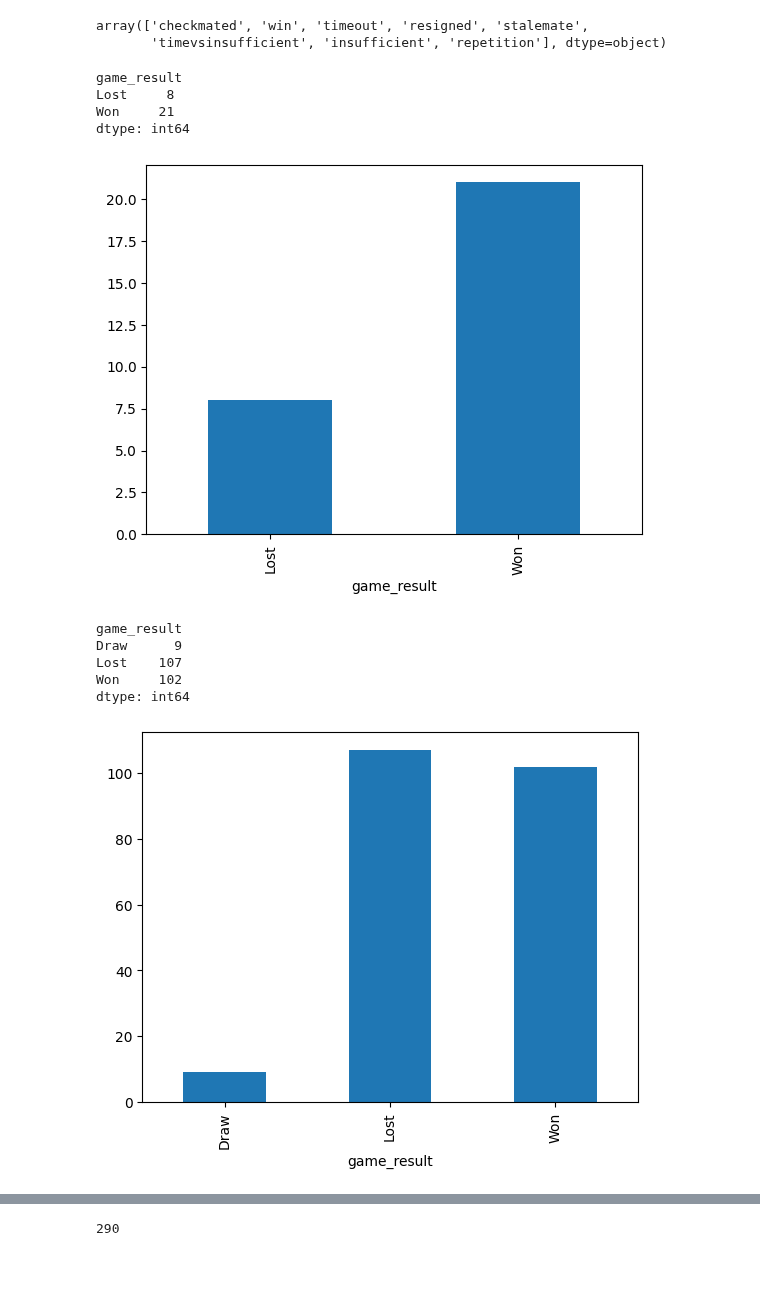
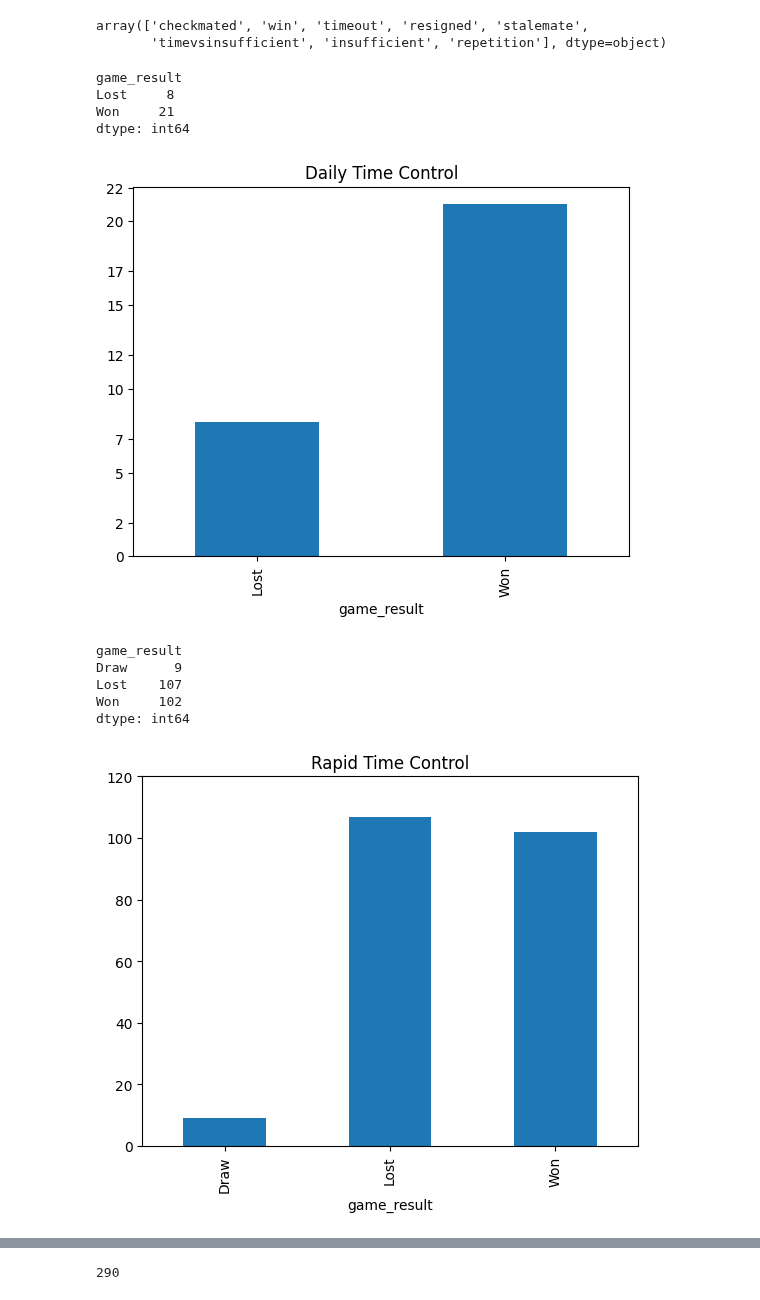
Before and after one commit to hfactor13/MyChessGames, a Jupyter notebook: chess_analysis.ipynb, the cells around one changed output, grey strips where cells are left out. Saved outputs shown, nothing was run; the diff lists cells and outputs as text; code cells hidden in the pictures; blank space fills up the shorter version.

Commit message:
Fixed game result yticks to show only integers

```diff
--- a/chess_analysis.ipynb
+++ b/chess_analysis.ipynb
@@ -281,25 +281,26 @@ bullet_games = chess_games[chess_games["time_class"] == "bullet"]
 daily_games = chess_games[chess_games["time_class"] == "daily"]
 rapid_games = chess_games[chess_games["time_class"] == "rapid"]
 # %%
-def plot_game_result(df):
+def plot_game_result(df, time_control):
     print(df.groupby("game_result").size())
-    df.groupby("game_result").size().plot(kind = "bar")
+    ax = df.groupby("game_result").size().plot(kind = "bar", title = f"{time_control} Time Control")
+    ax.set_yticks([int(ticks) for ticks in ax.get_yticks()])
     plt.show()
 # %%
-plot_game_result(daily_games)
+plot_game_result(daily_games, "Daily")
 # %% [output]
 game_result
 Lost     8
 Won     21
 dtype: int64
-[figure, old version]
+[figure, new version]
 # %%
-plot_game_result(rapid_games)
+plot_game_result(rapid_games, "Rapid")
 # %% [output]
 game_result
 Draw      9
 Lost    107
 Won     102
 dtype: int64
-[figure, old version]
+[figure, new version]
 # %%
```
Also changed, not shown: parts of 2 cells of this notebook.
